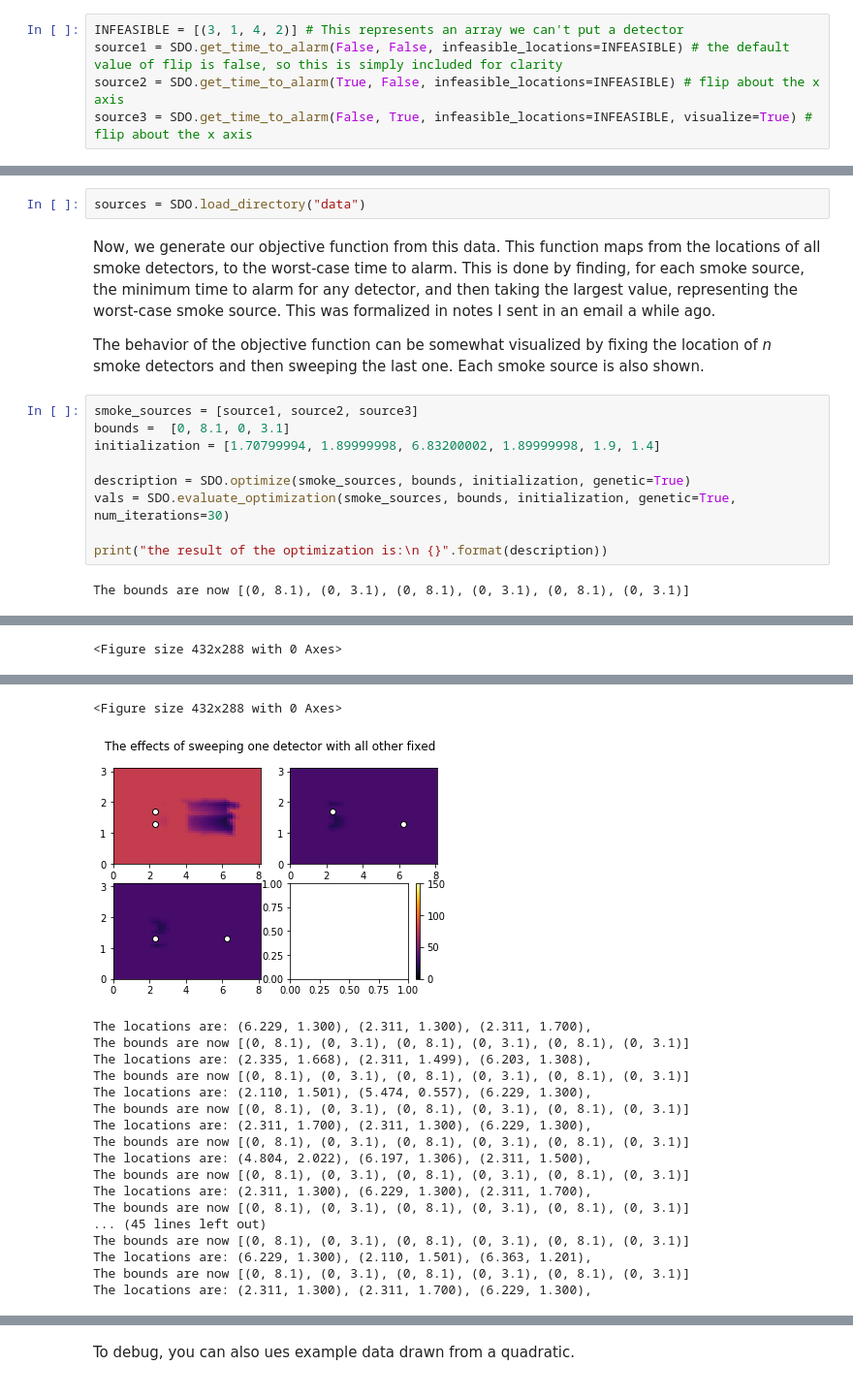
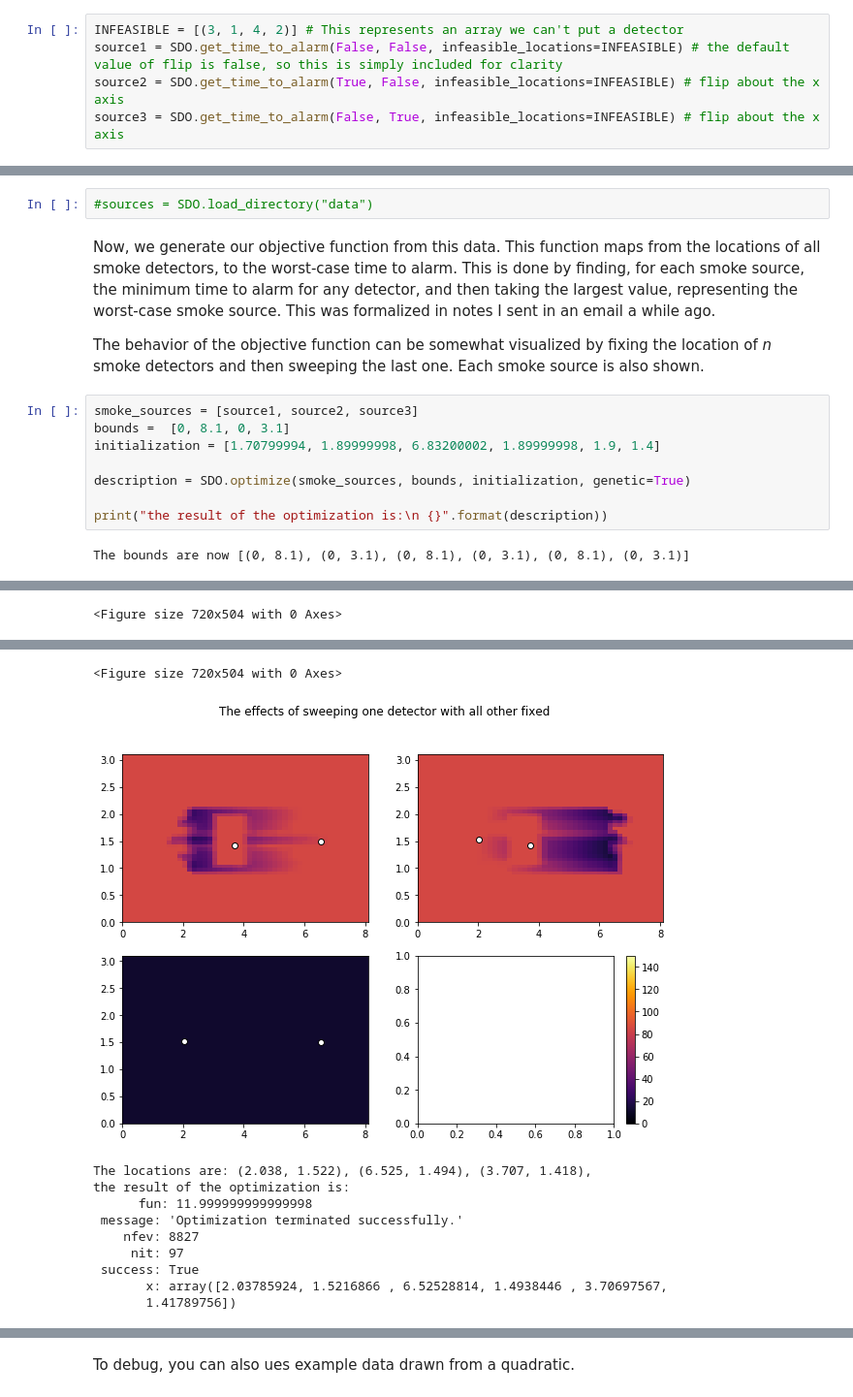
Before and after one commit to russelldj/SmokeDetectorOptimization, a Jupyter notebook: StreamlinedExperiments.ipynb, the cells around one changed output, grey strips where cells are left out. Shown at 97% size. Saved outputs shown, nothing was run; the diff lists cells and outputs as text.

Commit message:
Reorganized and added more visualization of the locations

```diff
--- a/StreamlinedExperiments.ipynb
+++ b/StreamlinedExperiments.ipynb
@@ -15,4 +14,4 @@ What we really want to extract from the data is the minimum time to alarm at any
 INFEASIBLE = [(3, 1, 4, 2)] # This represents an array we can't put a detector
 source1 = SDO.get_time_to_alarm(False, False, infeasible_locations=INFEASIBLE) # the default value of flip is false, so this is simply included for clarity
 source2 = SDO.get_time_to_alarm(True, False, infeasible_locations=INFEASIBLE) # flip about the x axis
-source3 = SDO.get_time_to_alarm(False, True, infeasible_locations=INFEASIBLE, visualize=True) # flip about the x axis
+source3 = SDO.get_time_to_alarm(False, True, infeasible_locations=INFEASIBLE) # flip about the x axis
@@ -21,7 +18,7 @@ source3 = SDO.get_time_to_alarm(False, True, infeasible_locations=INFEASIBLE, vi
 # %% [markdown]
 Rather than loading from one data file, you can also load all of the files from one directory. No augmentation will be performed.
 # %%
-sources = SDO.load_directory("data")
+#sources = SDO.load_directory("data")
 # %% [markdown]
 Now, we generate our objective function from this data. This function maps from the locations of all smoke detectors, to the worst-case time to alarm. This is done by finding, for each smoke source, the minimum time to alarm for any detector, and then taking the largest value, representing the worst-case smoke source. This was formalized in notes I sent in an email a while ago.
 
@@ -32,7 +29,6 @@ bounds =  [0, 8.1, 0, 3.1]
 initialization = [1.70799994, 1.89999998, 6.83200002, 1.89999998, 1.9, 1.4]
 
 description = SDO.optimize(smoke_sources, bounds, initialization, genetic=True)
-vals = SDO.evaluate_optimization(smoke_sources, bounds, initialization, genetic=True, num_iterations=30)
 
 print("the result of the optimization is:\n {}".format(description))
 # %% [output]
@@ -41 +37 @@ The bounds are now [(0, 8.1), (0, 3.1), (0, 8.1), (0, 3.1), (0, 8.1), (0, 3.1)]
-<Figure size 432x288 with 0 Axes>
+<Figure size 720x504 with 0 Axes>
@@ -43,19 +39,11 @@ The bounds are now [(0, 8.1), (0, 3.1), (0, 8.1), (0, 3.1), (0, 8.1), (0, 3.1)]
-<Figure size 432x288 with 0 Axes>
+<Figure size 720x504 with 0 Axes>
-[figure, old version]
+[figure, new version]
-The locations are: (6.229, 1.300), (2.311, 1.300), (2.311, 1.700),
-The bounds are now [(0, 8.1), (0, 3.1), (0, 8.1), (0, 3.1), (0, 8.1), (0, 3.1)]
-The locations are: (2.335, 1.668), (2.311, 1.499), (6.203, 1.308),
-The bounds are now [(0, 8.1), (0, 3.1), (0, 8.1), (0, 3.1), (0, 8.1), (0, 3.1)]
-The locations are: (2.110, 1.501), (5.474, 0.557), (6.229, 1.300),
-The bounds are now [(0, 8.1), (0, 3.1), (0, 8.1), (0, 3.1), (0, 8.1), (0, 3.1)]
-The locations are: (2.311, 1.700), (2.311, 1.300), (6.229, 1.300),
-The bounds are now [(0, 8.1), (0, 3.1), (0, 8.1), (0, 3.1), (0, 8.1), (0, 3.1)]
-The locations are: (4.804, 2.022), (6.197, 1.306), (2.311, 1.500),
-The bounds are now [(0, 8.1), (0, 3.1), (0, 8.1), (0, 3.1), (0, 8.1), (0, 3.1)]
-The locations are: (2.311, 1.300), (6.229, 1.300), (2.311, 1.700),
-The bounds are now [(0, 8.1), (0, 3.1), (0, 8.1), (0, 3.1), (0, 8.1), (0, 3.1)]
-... (45 lines left out)
-The bounds are now [(0, 8.1), (0, 3.1), (0, 8.1), (0, 3.1), (0, 8.1), (0, 3.1)]
-The locations are: (6.229, 1.300), (2.110, 1.501), (6.363, 1.201),
-The bounds are now [(0, 8.1), (0, 3.1), (0, 8.1), (0, 3.1), (0, 8.1), (0, 3.1)]
-The locations are: (2.311, 1.300), (2.311, 1.700), (6.229, 1.300),
+The locations are: (2.038, 1.522), (6.525, 1.494), (3.707, 1.418),
+the result of the optimization is:
+      fun: 11.999999999999998
+ message: 'Optimization terminated successfully.'
+    nfev: 8827
+     nit: 97
+ success: True
+       x: array([2.03785924, 1.5216866 , 6.52528814, 1.4938446 , 3.70697567,
+       1.41789756])
```
Also changed, not shown: parts of 7 cells of this notebook, 6 other files.
